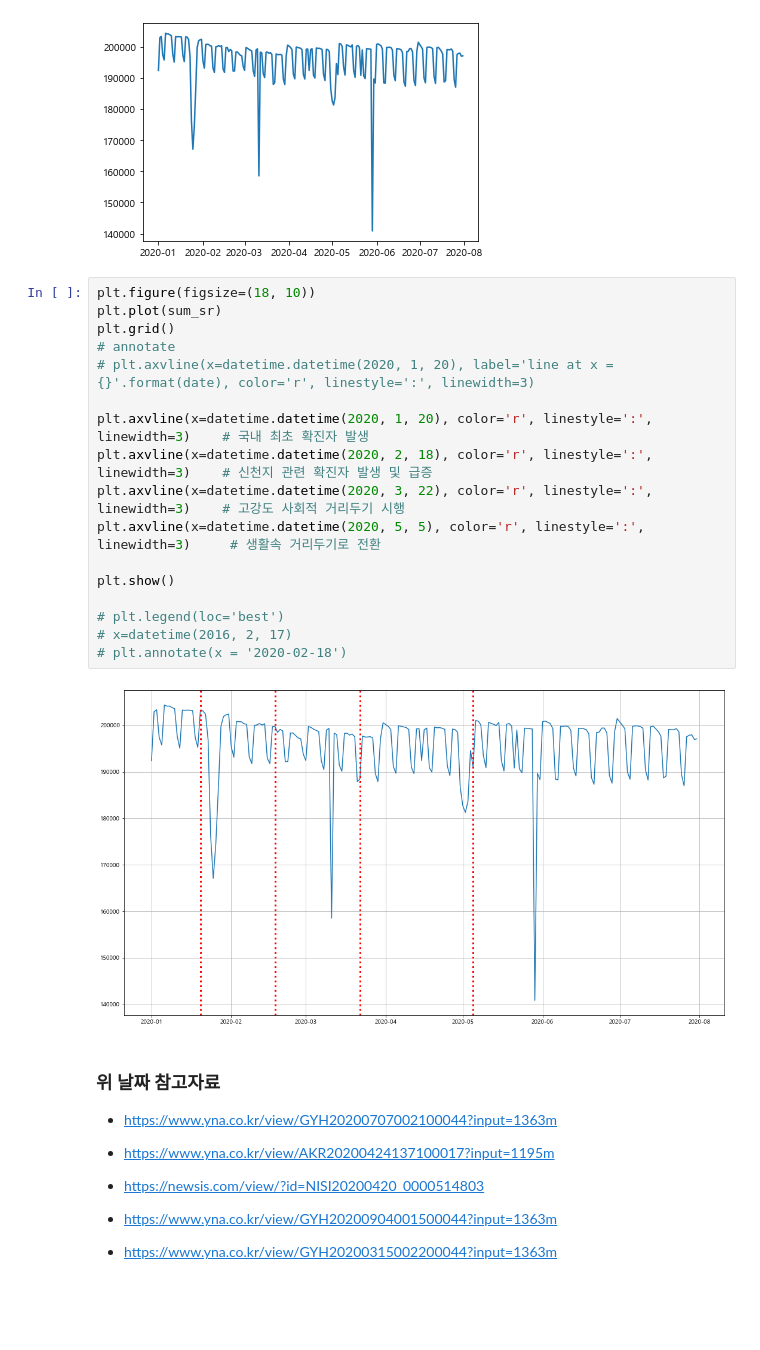
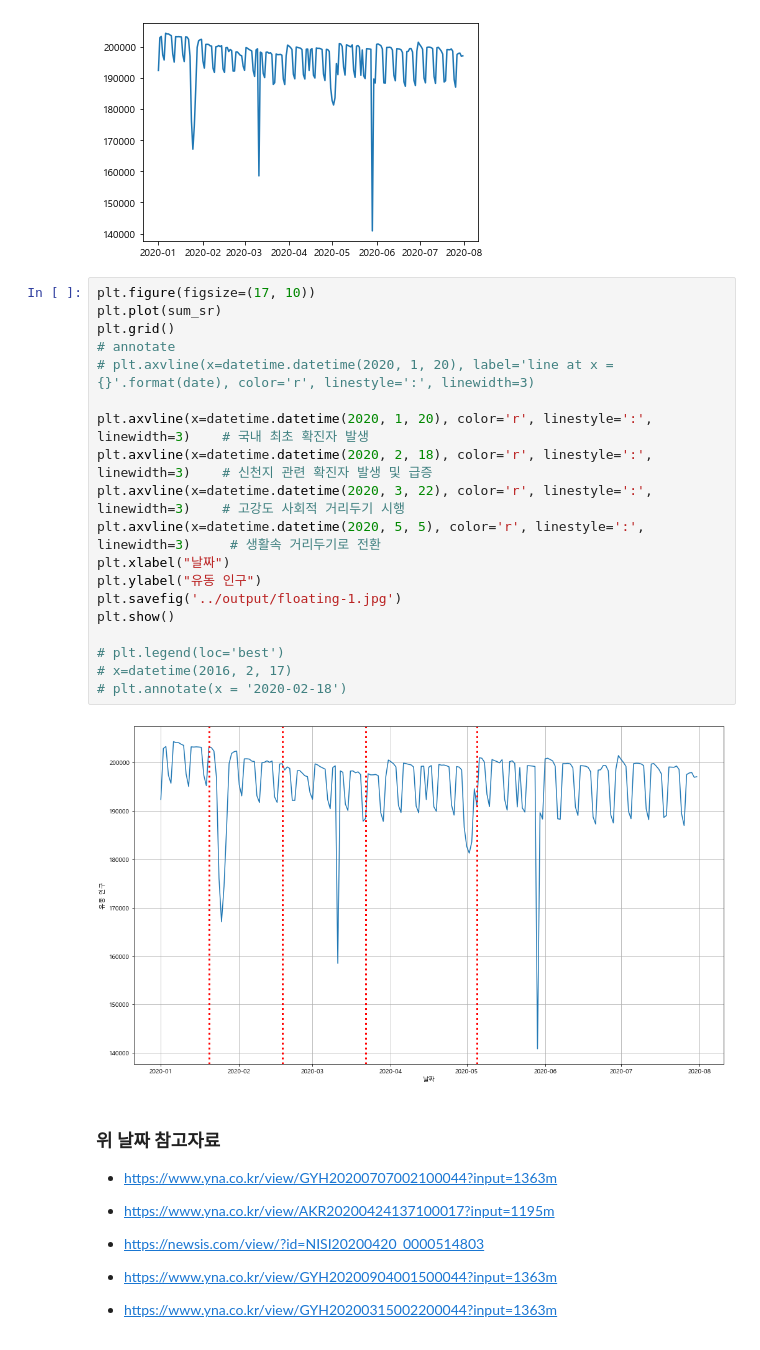
Before and after one commit to Lagom92/covid_visualize, a Jupyter notebook: note/floating_intro.ipynb, the cells around one changed output. Drawn from its saved outputs; the diff is of its cells as text; blank space fills up the shorter version.

Commit message:
Save chart images to jpg

```diff
--- a/note/floating_intro.ipynb
+++ b/note/floating_intro.ipynb
@@ -244,24 +244,26 @@ plt.plot(sum_sr)
 [<matplotlib.lines.Line2D at 0x...>]
 [figure]
 # %%
-plt.figure(figsize=(18, 10))
+plt.figure(figsize=(17, 10))
 plt.plot(sum_sr)
 plt.grid()
 # annotate
 # plt.axvline(x=datetime.datetime(2020, 1, 20), label='line at x = {}'.format(date), color='r', linestyle=':', linewidth=3)
 
 plt.axvline(x=datetime.datetime(2020, 1, 20), color='r', linestyle=':', linewidth=3)    # 국내 최초 확진자 발생
 plt.axvline(x=datetime.datetime(2020, 2, 18), color='r', linestyle=':', linewidth=3)    # 신천지 관련 확진자 발생 및 급증
 plt.axvline(x=datetime.datetime(2020, 3, 22), color='r', linestyle=':', linewidth=3)    # 고강도 사회적 거리두기 시행
 plt.axvline(x=datetime.datetime(2020, 5, 5), color='r', linestyle=':', linewidth=3)     # 생활속 거리두기로 전환
-
+plt.xlabel("날짜")
+plt.ylabel("유동 인구")
+plt.savefig('../output/floating-1.jpg')
 plt.show()
 
 # plt.legend(loc='best')
 # x=datetime(2016, 2, 17)
 # plt.annotate(x = '2020-02-18')
 # %% [output]
-[figure, old version]
+[figure, new version]
 # %% [markdown]
 ### 위 날짜 참고자료
 
```
Also changed, not shown: parts of 1 cell of this notebook, 5 other files.
